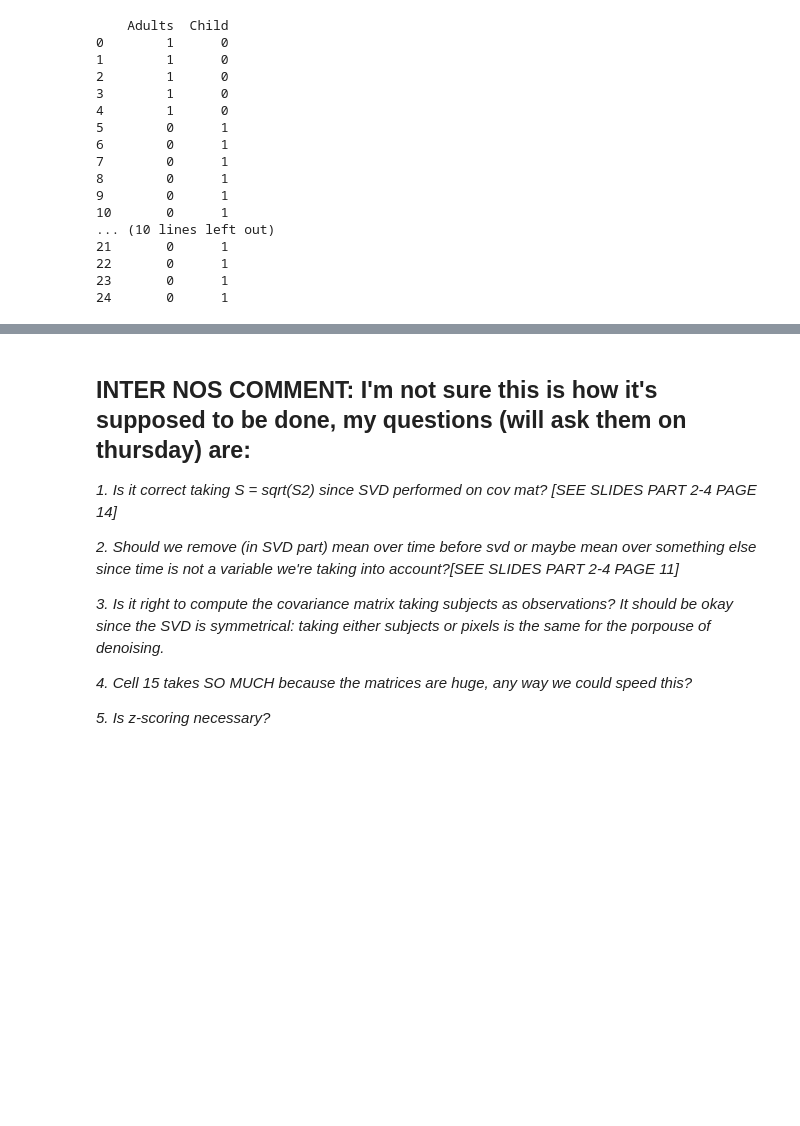
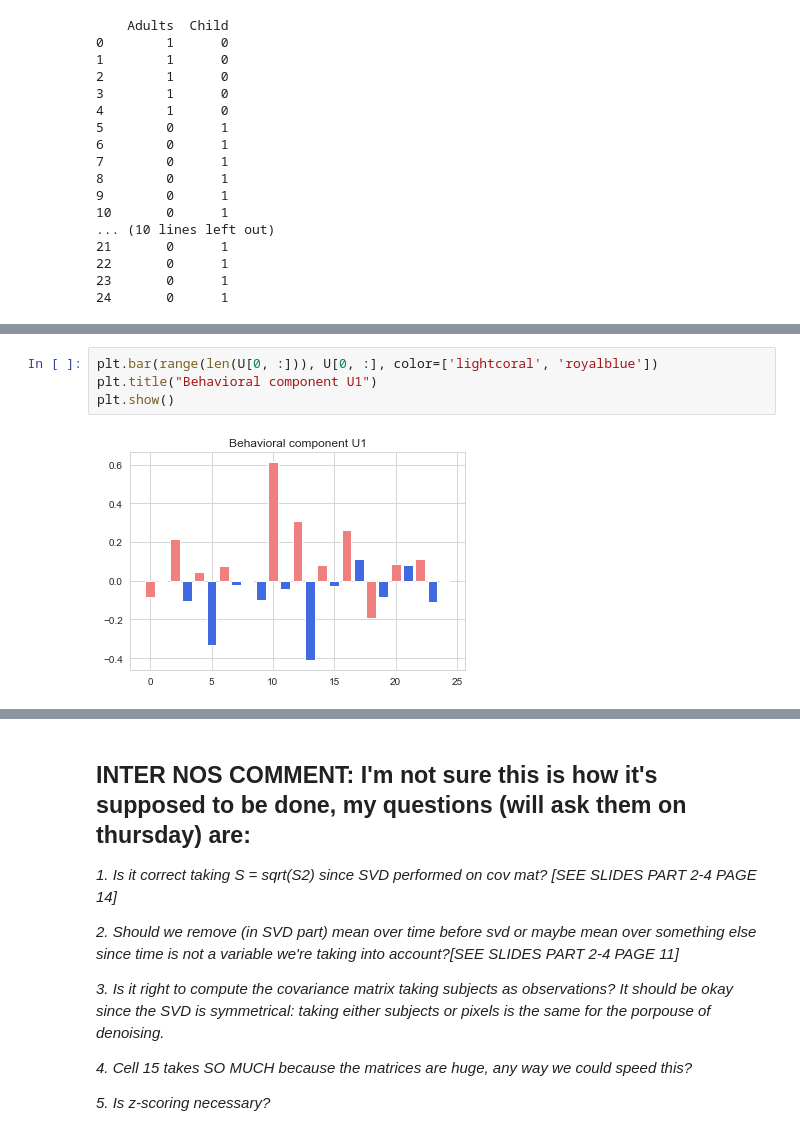
Before and after one commit to ludekcizinsky/fMRI-dimensionality-reduction, a Jupyter notebook: run.ipynb, the cells around one changed output, grey strips where cells are left out. Drawn from its saved outputs; the diff is of its cells as text; blank space fills up the shorter version.

```diff
--- a/run.ipynb
+++ b/run.ipynb
@@ -428,3 +494,9 @@ plt.show()
+# %%
+plt.bar(range(len(U[0, :])), U[0, :], color=['lightcoral', 'royalblue'])
+plt.title("Behavioral component U1")
+plt.show()
+# %% [output]
+[figure, added]
 # %%
 # Plot the behavioral components (matrix U)
 # Plot Behavioral Component U2
```
Also changed, not shown: parts of 17 cells of this notebook.
